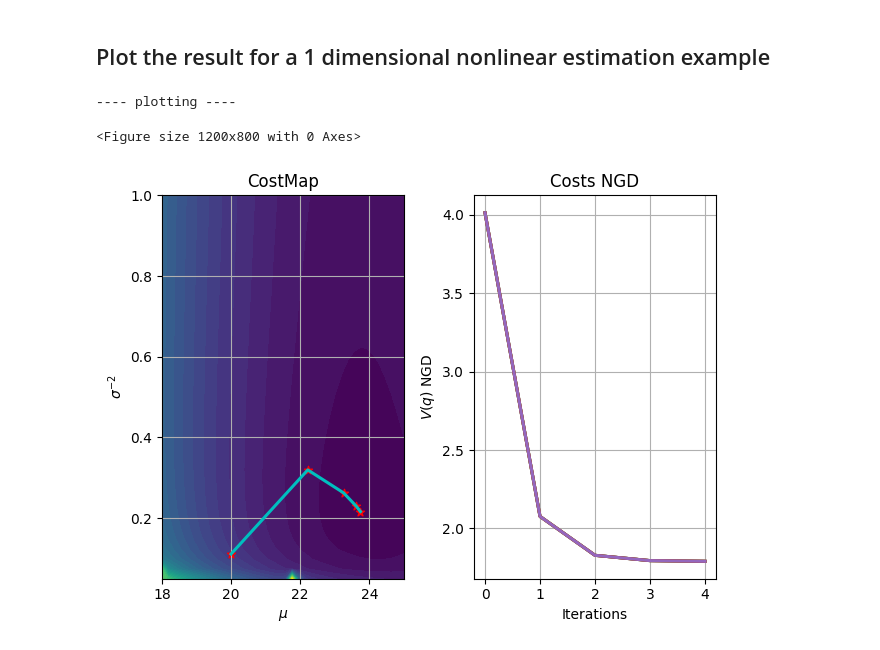
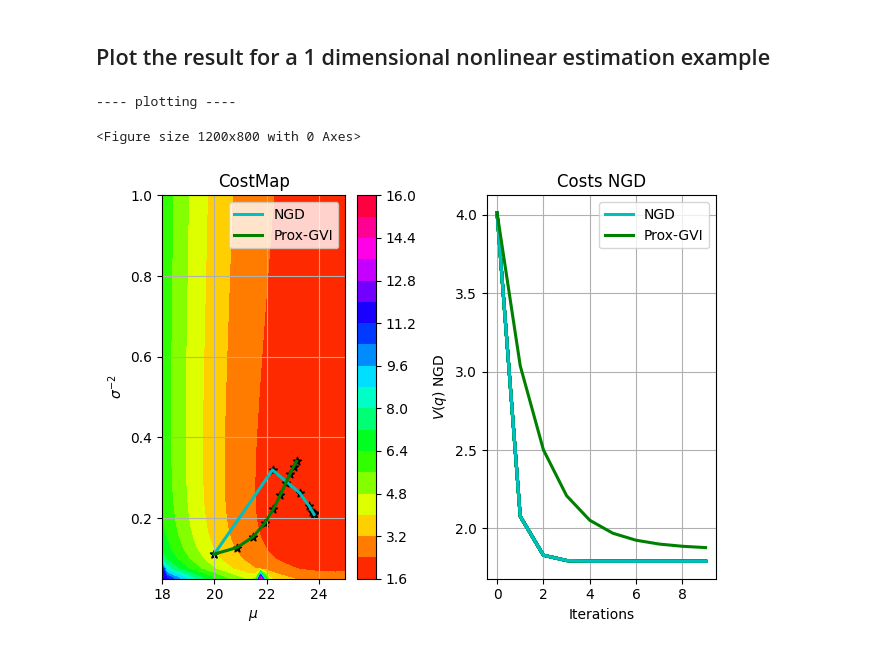
Before and after one commit to hzyu17/GaussianVI, a Jupyter notebook: scripts/plot1dexample.ipynb, the cells around one changed output. Cells and saved outputs as stored; diff of their text form; code cells hidden in the pictures.

```diff
--- a/scripts/plot1dexample.ipynb
+++ b/scripts/plot1dexample.ipynb
@@ -12,7 +12,7 @@ b = 0.1
 sig_r_sq = 0.09
 y = f * b / mu_p - 0.8
 
-niters = 5
+niters = 10
 ss = 0.75
 B = 1
 p = 20
@@ -30,47 +30,68 @@ phi = T * ((x - mu_p) ** 2 / (2 * sig_p_sq) + (y - f * b / x) ** 2 / (2 * sig_r_
 # Display plotting message
 print("---- plotting ----")
 
+
 # Reading the cost map data generated from cpp
+cpp_costmap = np.loadtxt("../data/1d_proxgvi/costmap.csv", delimiter=",")
+# Read results
+cpp_means_prox = np.loadtxt("../data/1d_proxgvi/mean.csv", delimiter=",")
+cpp_covs_prox = np.loadtxt("../data/1d_proxgvi/cov.csv", delimiter=",")
+cpp_costs_prox = np.loadtxt("../data/1d_proxgvi/cost.csv", delimiter=",")
+
+# NGD
 cpp_costmap = np.loadtxt("../data/1d/costmap.csv", delimiter=",")
+# Read results
+cpp_means = np.loadtxt("../data/1d/mean.csv", delimiter=",")
+cpp_covs = np.loadtxt("../data/1d/cov.csv", delimiter=",")
+cpp_costs = np.loadtxt("../data/1d/cost.csv", delimiter=",")
+
+cpp_precs_prox = 1.0 / cpp_covs_prox
+cpp_precs = 1.0 / cpp_covs
+
 nmesh = 40
 x_mesh = np.linspace(18, 25, nmesh)
 y_mesh = np.linspace(0.05, 1, nmesh)
 X, Y = np.meshgrid(x_mesh, y_mesh)
 
 # ========================= Python iterations =========================
 plt.figure(figsize=(12, 8))
 
-# Read results
-cpp_means = np.loadtxt("../data/1d/mean.csv", delimiter=",")
-cpp_covs = np.loadtxt("../data/1d/cov.csv", delimiter=",")
-cpp_costs = np.loadtxt("../data/1d/cost.csv", delimiter=",")
-cpp_precs = 1.0 / cpp_covs
-
 fig, (ax1, ax2) = plt.subplots(1, 2)
 # Subplot 1
 ax1.title.set_text("CostMap")
-ax1.contourf(X, Y, cpp_costmap, nmesh)
+contour = ax1.contourf(X, Y, cpp_costmap, levels=20, cmap='hsv')
+fig.colorbar(contour)
 ax1.grid(True)
-ax1.plot(cpp_means, cpp_precs, 'c', linewidth=2.2)
+ax1.plot(cpp_means, cpp_precs, 'c', linewidth=2.2, label='NGD')
 for i_iter in range(1, niters + 1):
-    ax1.scatter(cpp_means[i_iter - 1], cpp_precs[i_iter - 1], color='r', marker='*')
+    ax1.scatter(cpp_means[i_iter - 1], cpp_precs[i_iter - 1], color='k', marker='*')
 
+ax1.plot(cpp_means_prox, cpp_precs_prox, 'g', linewidth=2.2, label='Prox-GVI')
+for i_iter in range(1, niters + 1):
+    ax1.scatter(cpp_means_prox[i_iter - 1], cpp_precs_prox[i_iter - 1], color='k', marker='*')
+
+ax1.legend()
 ax1.set_xlabel(r'$\mu$')
 ax1.set_ylabel(r'$\sigma^{-2}$')
 
 # Subplot 2
 ax2.title.set_text(r'Costs NGD')
 ax2.grid(True)
 for i_iter in range(1, niters + 1):
-    ax2.plot(cpp_costs, linewidth=2.2)
+    ax2.plot(cpp_costs, linewidth=2.2, color='c')
+    ax2.plot(cpp_costs, linewidth=2.2, color='g')
 
+ax2.plot(cpp_costs, linewidth=2.2, color='c', label='NGD')
+ax2.plot(cpp_costs_prox, linewidth=2.2, color='g', label='Prox-GVI')
+
+ax2.legend()
 ax2.set_xlabel("Iterations")
 ax2.set_ylabel(r'$V(q)$ NGD')
 
 plt.tight_layout()
 plt.savefig("figures/1d_NGD.pdf", bbox_inches='tight', dpi=2000)
 plt.show()
 # %% [output]
 ---- plotting ----
 <Figure size 1200x800 with 0 Axes>
-[figure, old version]
+[figure, new version]
```
Also changed, not shown: 45 other files.
